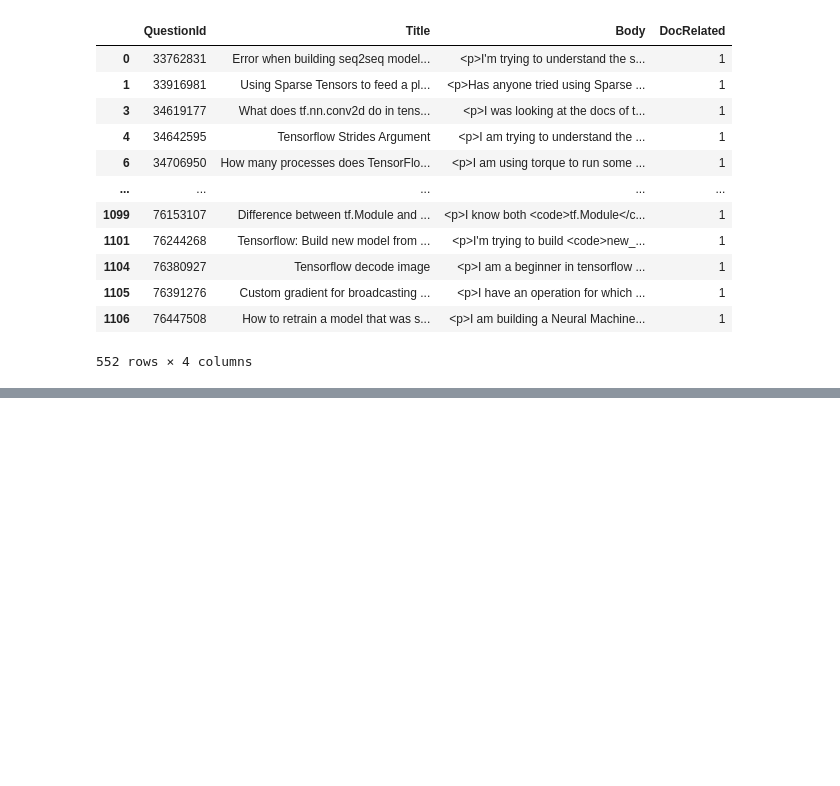
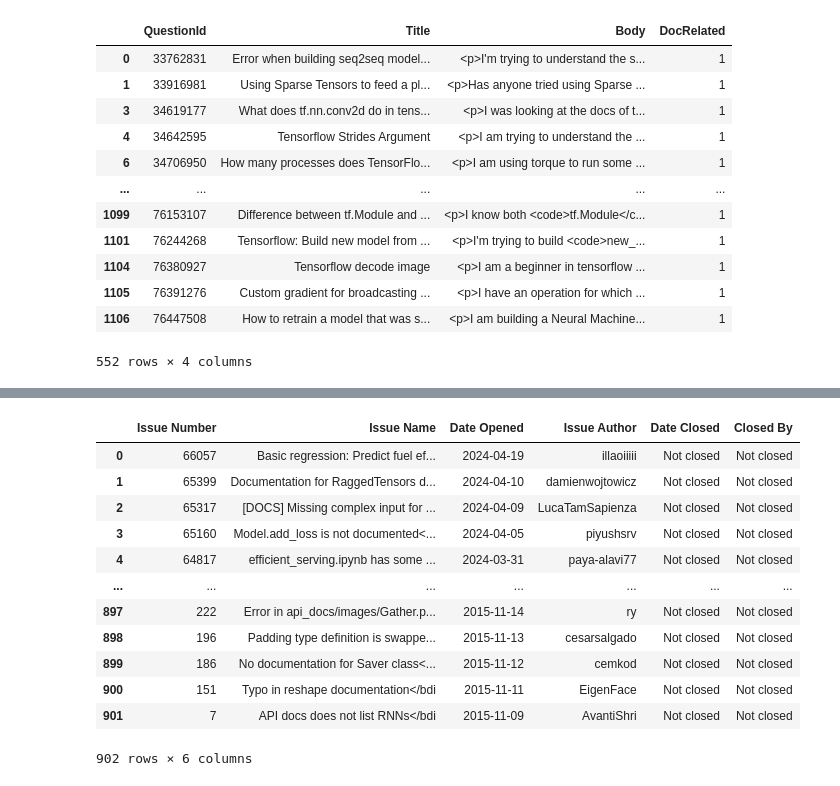
Before and after one commit to sharukat/docchameleon, a Jupyter notebook: doc_customizer_llm/customizer.ipynb, the cells around one changed output, grey strips where cells are left out. Cells and saved outputs as stored; diff of their text form; code cells hidden in the pictures; blank space fills up the shorter version.

```diff
--- a/doc_customizer_llm/customizer.ipynb
+++ b/doc_customizer_llm/customizer.ipynb
@@ -914,0 +915,18 @@ tf_releases
+# %%
+tf_issues = pd.read_csv(os.path.join(s.DATA_PATH, "tensorflow_iss.csv"))
+tf_issues['Date Opened'] = pd.to_datetime(tf_issues['Date Opened'], format='%d-%b-%y')
+tf_issues
+# %% [output]
+|  | Issue Number | Issue Name | Date Opened | Issue Author | Date Closed | Closed By |
+| 0 | 66057 | Basic regression: Predict fuel ef... | 2024-04-19 | illaoiiiii | Not closed | Not closed |
+| 1 | 65399 | Documentation for RaggedTensors d... | 2024-04-10 | damienwojtowicz | Not closed | Not closed |
+| 2 | 65317 | [DOCS] Missing complex input for ... | 2024-04-09 | LucaTamSapienza | Not closed | Not closed |
+| 3 | 65160 | Model.add_loss is not documented<... | 2024-04-05 | piyushsrv | Not closed | Not closed |
+| 4 | 64817 | efficient_serving.ipynb has some ... | 2024-03-31 | paya-alavi77 | Not closed | Not closed |
+| ... | ... | ... | ... | ... | ... | ... |
+| 897 | 222 | Error in api_docs/images/Gather.p... | 2015-11-14 | ry | Not closed | Not closed |
+| 898 | 196 | Padding type definition is swappe... | 2015-11-13 | cesarsalgado | Not closed | Not closed |
+| 899 | 186 | No documentation for Saver class<... | 2015-11-12 | cemkod | Not closed | Not closed |
+| 900 | 151 | Typo in reshape documentation</bdi | 2015-11-11 | EigenFace | Not closed | Not closed |
+| 901 | 7 | API docs does not list RNNs</bdi | 2015-11-09 | AvantiShri | Not closed | Not closed |
+902 rows × 6 columns
```
Also changed, not shown: parts of 6 cells of this notebook, 30 other files.
